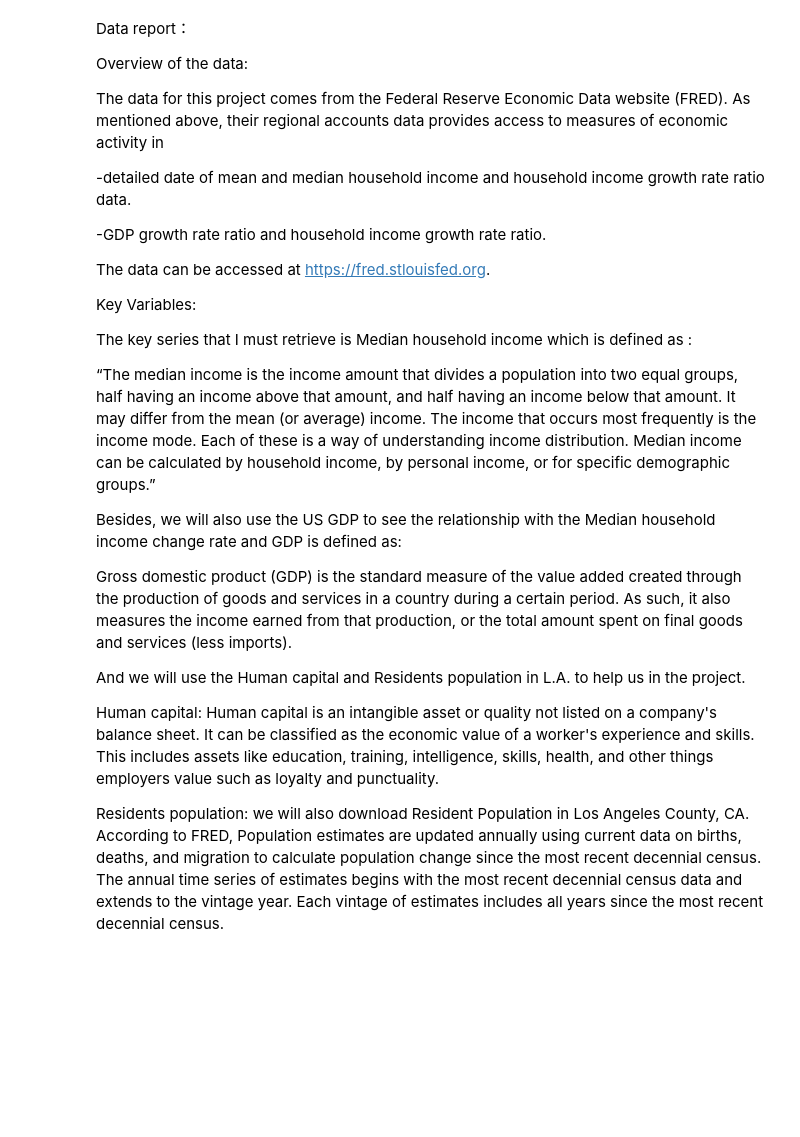
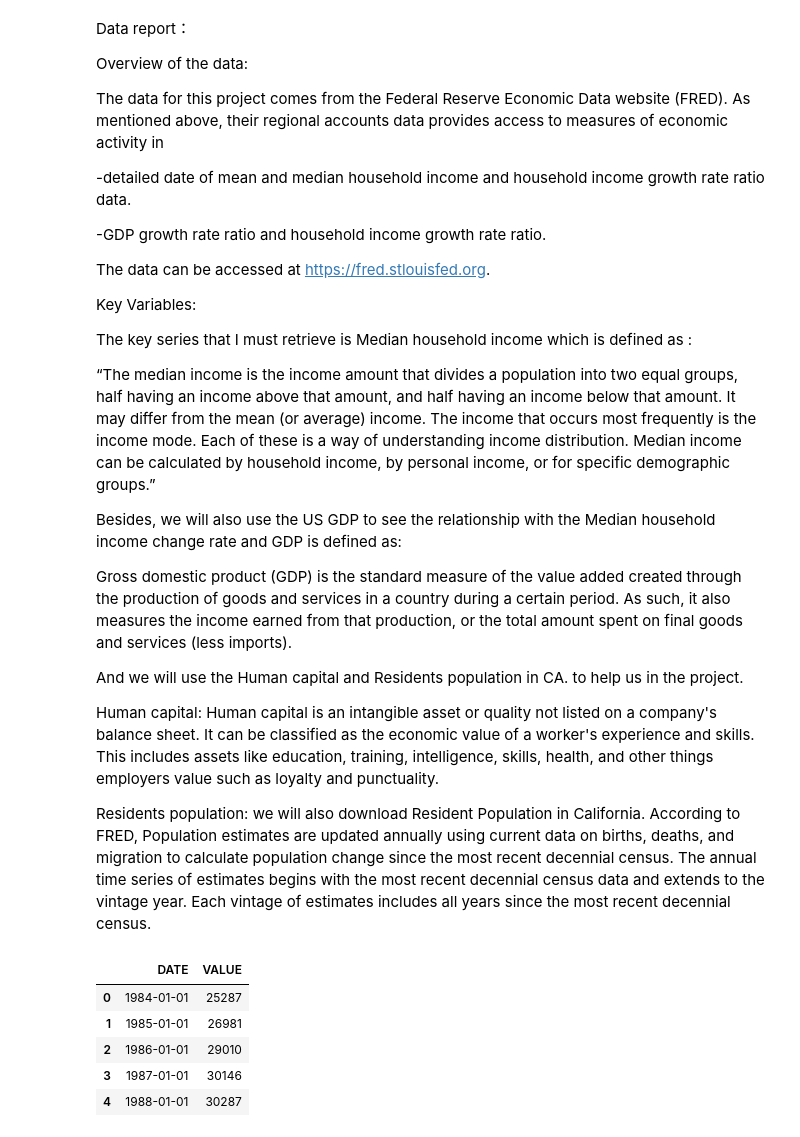
Before and after one commit to yuanyi-611/project149, a Jupyter notebook: Project.ipynb, the cells around one changed output. Saved outputs shown, nothing was run; the diff lists cells and outputs as text; code cells hidden in the pictures; blank space fills up the shorter version.

```diff
--- a/Project.ipynb
+++ b/Project.ipynb
@@ -39,8 +39,8 @@ Besides, we will also use the US GDP to see the relationship with the Median hou
 
 Gross domestic product (GDP) is the standard measure of the value added created through the production of goods and services in a country during a certain period. As such, it also measures the income earned from that production, or the total amount spent on final goods and services (less imports).
 
-And we will use the Human capital and Residents population in L.A. to help us in the project.
+And we will use the Human capital and Residents population in CA. to help us in the project.
 
 Human capital: Human capital is an intangible asset or quality not listed on a company's balance sheet. It can be classified as the economic value of a worker's experience and skills. This includes assets like education, training, intelligence, skills, health, and other things employers value such as loyalty and punctuality.
 
-Residents population: we will also download Resident Population in Los Angeles County, CA. According to FRED, Population estimates are updated annually using current data on births, deaths, and migration to calculate population change since the most recent decennial census. The annual time series of estimates begins with the most recent decennial census data and extends to the vintage year. Each vintage of estimates includes all years since the most recent decennial census.
+Residents population: we will also download Resident Population in California. According to FRED, Population estimates are updated annually using current data on births, deaths, and migration to calculate population change since the most recent decennial census. The annual time series of estimates begins with the most recent decennial census data and extends to the vintage year. Each vintage of estimates includes all years since the most recent decennial census.
@@ -46,0 +55,12 @@ Residents population: we will also download Resident Population in Los Angeles C
+# %%
+#Access Data
+url = 'http://research.stlouisfed.org/fred2/series/MEHOINUSCAA646N/downloaddata/MEHOINUSCAA646N.csv'
+data = pd.read_csv(url, parse_dates=True)
+data.head()
+# %% [output]
+|  | DATE | VALUE |
+| 0 | 1984-01-01 | 25287 |
+| 1 | 1985-01-01 | 26981 |
+| 2 | 1986-01-01 | 29010 |
+| 3 | 1987-01-01 | 30146 |
+| 4 | 1988-01-01 | 30287 |
```
Also changed, not shown: parts of 17 cells of this notebook.
